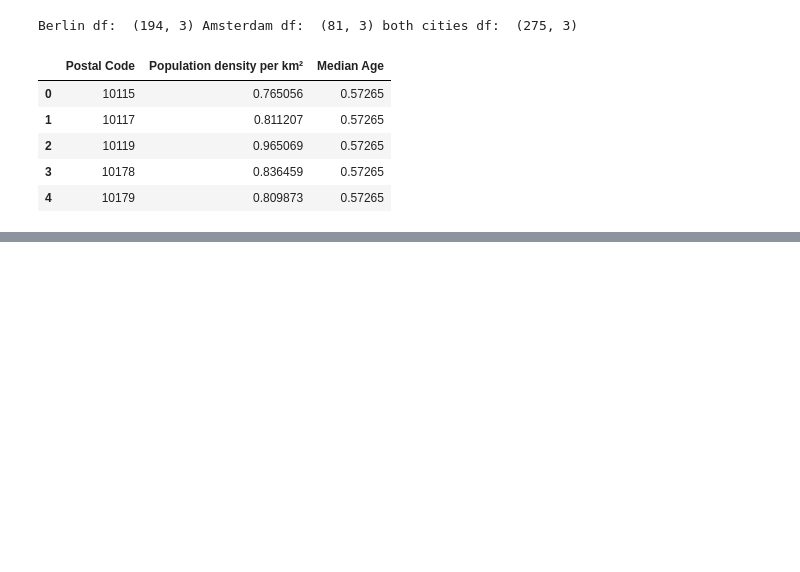
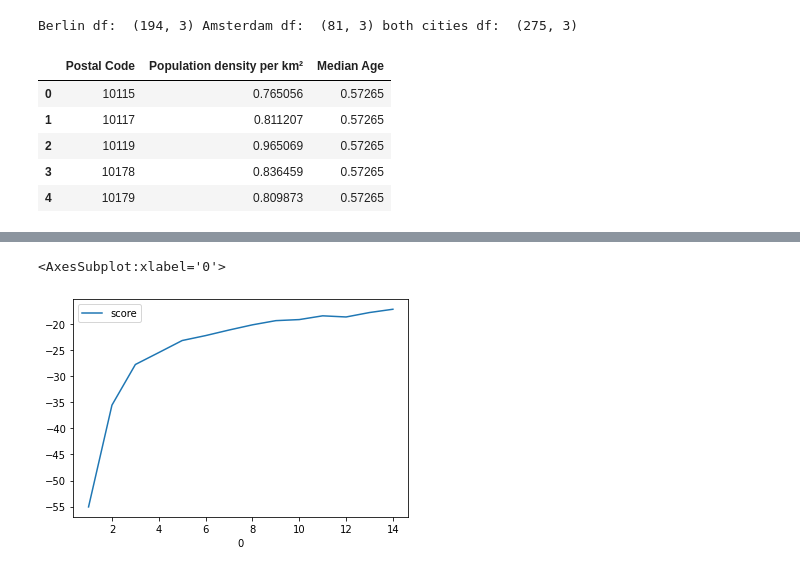
Before and after one commit to kzwolenik95/Coursera_Capstone, a Jupyter notebook: capstone-project-the-battle-of-neighborhoods-week-1.ipynb, the cells around one changed output, grey strips where cells are left out. Cells and saved outputs as stored; diff of their text form; code cells hidden in the pictures; blank space fills up the shorter version.

Commit message:
clusters neighbourhoods and adds map of clusters

```diff
--- a/capstone-project-the-battle-of-neighborhoods-week-1.ipynb
+++ b/capstone-project-the-battle-of-neighborhoods-week-1.ipynb
@@ -258,0 +261,5 @@ both_cities_conds.head()
+# %%
+both_cities_grouped = pd.concat([amsterdam_grouped, berlin_grouped])
+both_cities_grouped.fillna(0, inplace=True)
+print("Berlin df: ", berlin_grouped.shape, "Amsterdam df: ", amsterdam_grouped.shape, "both cities df: ", both_cities_grouped.shape)
+both_cities_grouped.head()
@@ -258,0 +275,5 @@ both_cities_conds.head()
+# %%
+both_cities_clustering_ready = pd.merge(both_cities_conds, both_cities_grouped, on='Postal Code')
+print("Grouped df: ", both_cities_grouped.shape, "Conds df: ", both_cities_conds.shape, "Clustering df: ", both_cities_clustering_ready.shape)
+both_cities_clustering_ready.sort_values(by=['Postal Code'], inplace=True)
+both_cities_clustering_ready.head()
@@ -258,0 +289,15 @@ both_cities_conds.head()
+# %%
+both_cities_clustering = both_cities_clustering_ready.drop('Postal Code', 1)
+# %%
+results = []
+for k in range(1, 15):
+    kclusters = k
+    kmeans = KMeans(n_clusters=kclusters, random_state=0).fit(both_cities_clustering)
+    score = kmeans.score(both_cities_clustering)
+    results.append((kclusters, score))
+result_df = pd.DataFrame(results)
+# %%
+result_df.plot.line(y=1, x=0, label='score')
+# %% [output]
+<AxesSubplot:xlabel='0'>
+[figure, added]
```
Also changed, not shown: parts of 24 cells of this notebook.
